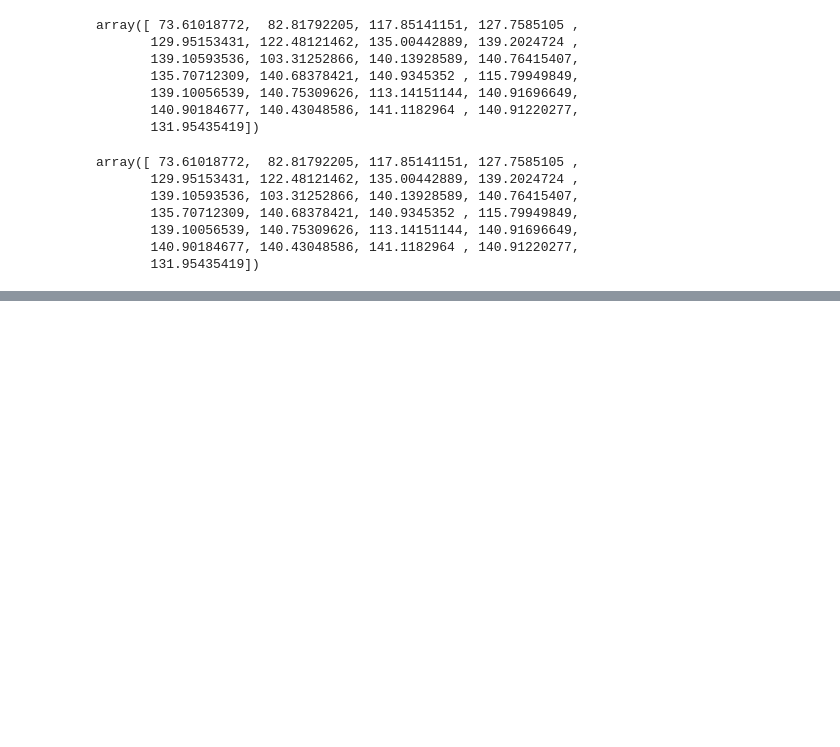
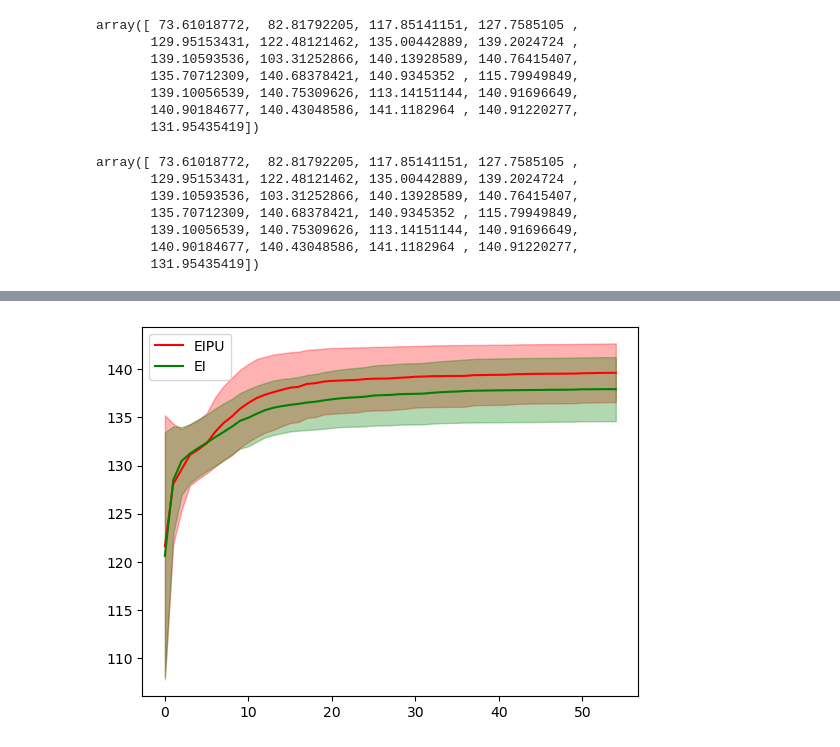
Before and after one commit to yubinhu/Venus-Exploration, a Jupyter notebook: Scripts/BayesOptVisualizerv2.0.ipynb, the cells around one changed output, grey strips where cells are left out. Saved outputs shown, nothing was run; the diff lists cells and outputs as text; code cells hidden in the pictures; blank space fills up the shorter version.

```diff
--- a/Scripts/BayesOptVisualizerv2.0.ipynb
+++ b/Scripts/BayesOptVisualizerv2.0.ipynb
@@ -100,3 +100,34 @@ plt.show()
+# %%
+ei_logs = []
+eipu_logs = []
+
+for log in dir_list:
+    if 'eipu' in log:
+        target_log = extract_target_logs(log)
+        target_log = np.pad(target_log, (0, 55-len(target_log)))
+        target_log = get_best(target_log)
+        ei_logs.append(target_log)
+    elif 'ei' in log:
+        target_log = extract_target_logs(log)
+        target_log = np.pad(target_log, (0, 55-len(target_log)))
+        target_log = get_best(target_log)
+        eipu_logs.append(target_log)
+
+eipu_mean = sum(eipu_logs)/len(eipu_logs)
+ei_mean = sum(ei_logs)/len(ei_logs)
+plt.plot(eipu_mean, c='r', label='EIPU')
+eipu_ucb = eipu_mean + np.std(eipu_logs, axis=0)
+eipu_lcb = eipu_mean - np.std(eipu_logs, axis=0)
+plt.fill_between(range(55), eipu_ucb, eipu_lcb, color='r', alpha=0.3)
+
+plt.plot(ei_mean, c='green', label='EI')
+ei_ucb = ei_mean + np.std(ei_logs, axis=0)
+ei_lcb = ei_mean - np.std(ei_logs, axis=0)
+plt.fill_between(range(55), ei_ucb, ei_lcb, color='green', alpha=0.3)
+plt.legend()
+plt.show()
+# %% [output]
+[figure, added]
 # %%
 eipu_time = []
 ei_time = []
```
Also changed, not shown: parts of 3 cells of this notebook, 38 other files.
